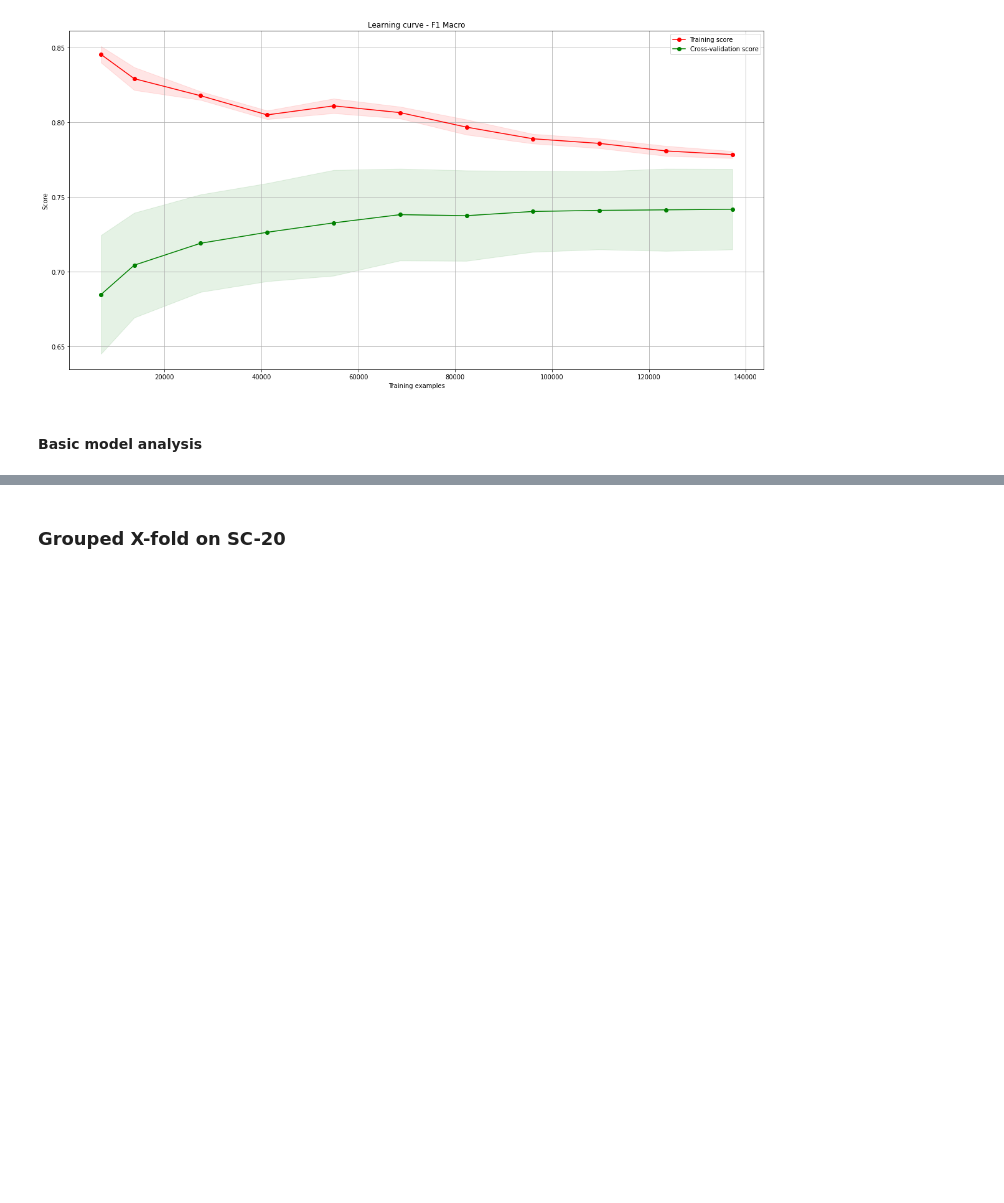
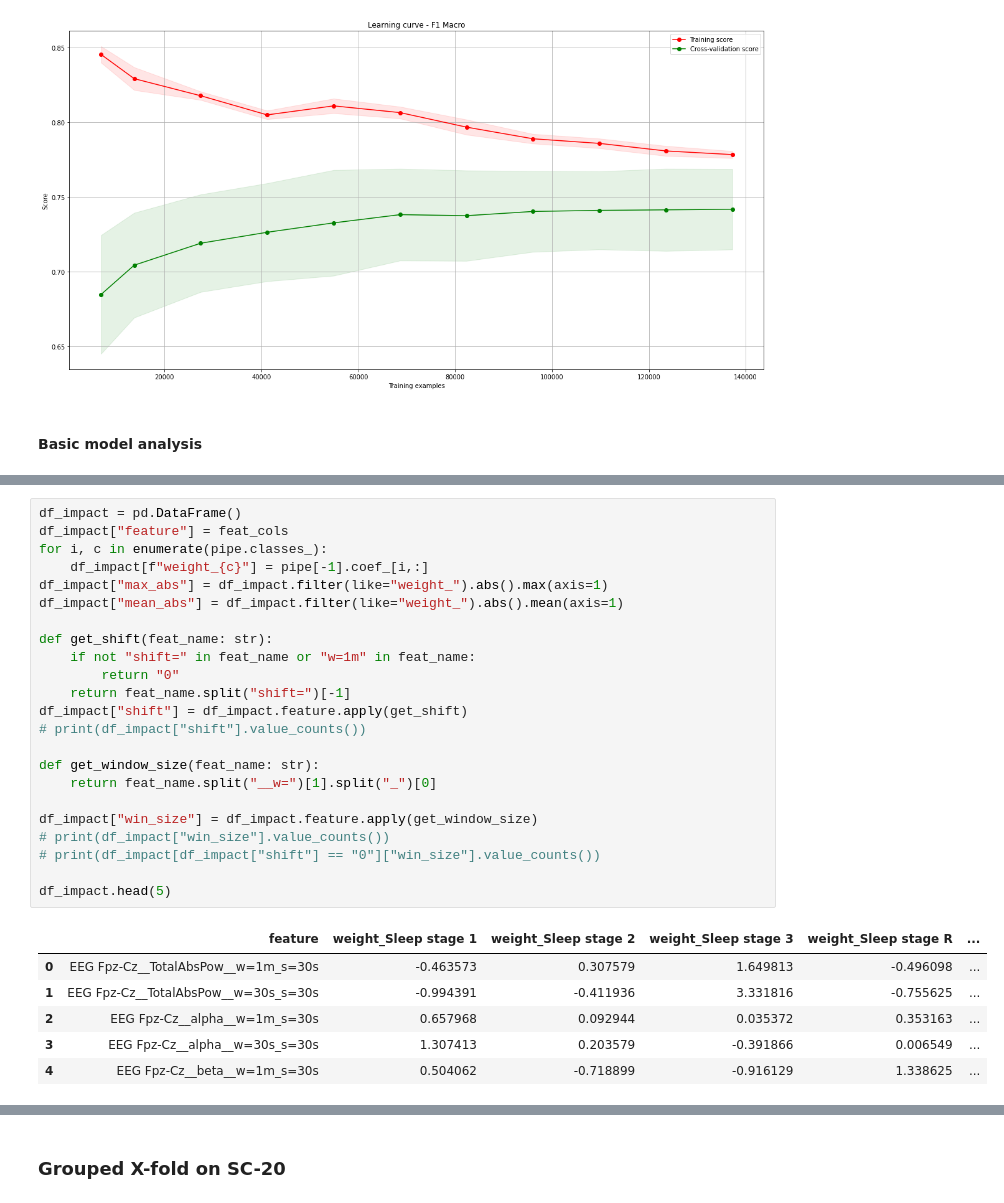
Before and after one commit to predict-idlab/sleep-linear, a Jupyter notebook: notebooks/SleepEDF-SC +- 30min.ipynb, the cells around one changed output, grey strips where cells are left out. Drawn from its saved outputs; the diff is of its cells as text; blank space fills up the shorter version.

```diff
--- a/notebooks/SleepEDF-SC +- 30min.ipynb
+++ b/notebooks/SleepEDF-SC +- 30min.ipynb
@@ -961,0 +1015,30 @@ plot_linear_classification_coefs(pipe, feat_cols=feat_cols)
+# %%
+df_impact = pd.DataFrame()
+df_impact["feature"] = feat_cols
+for i, c in enumerate(pipe.classes_):
+    df_impact[f"weight_{c}"] = pipe[-1].coef_[i,:]
+df_impact["max_abs"] = df_impact.filter(like="weight_").abs().max(axis=1)
+df_impact["mean_abs"] = df_impact.filter(like="weight_").abs().mean(axis=1)
+
+def get_shift(feat_name: str):
+    if not "shift=" in feat_name or "w=1m" in feat_name:
+        return "0"
+    return feat_name.split("shift=")[-1]
+df_impact["shift"] = df_impact.feature.apply(get_shift)
+# print(df_impact["shift"].value_counts())
+
+def get_window_size(feat_name: str):
+    return feat_name.split("__w=")[1].split("_")[0]
+
+df_impact["win_size"] = df_impact.feature.apply(get_window_size)
+# print(df_impact["win_size"].value_counts())
+# print(df_impact[df_impact["shift"] == "0"]["win_size"].value_counts())
+
+df_impact.head(5)
+# %% [output]
+|  | feature | weight_Sleep stage 1 | weight_Sleep stage 2 | weight_Sleep stage 3 | weight_Sleep stage R | ... |
+| 0 | EEG Fpz-Cz__TotalAbsPow__w=1m_s=30s | -0.463573 | 0.307579 | 1.649813 | -0.496098 | ... |
+| 1 | EEG Fpz-Cz__TotalAbsPow__w=30s_s=30s | -0.994391 | -0.411936 | 3.331816 | -0.755625 | ... |
+| 2 | EEG Fpz-Cz__alpha__w=1m_s=30s | 0.657968 | 0.092944 | 0.035372 | 0.353163 | ... |
+| 3 | EEG Fpz-Cz__alpha__w=30s_s=30s | 1.307413 | 0.203579 | -0.391866 | 0.006549 | ... |
+| 4 | EEG Fpz-Cz__beta__w=1m_s=30s | 0.504062 | -0.718899 | -0.916129 | 1.338625 | ... |
```
Also changed, not shown: parts of 30 cells of this notebook, 3 other files.
